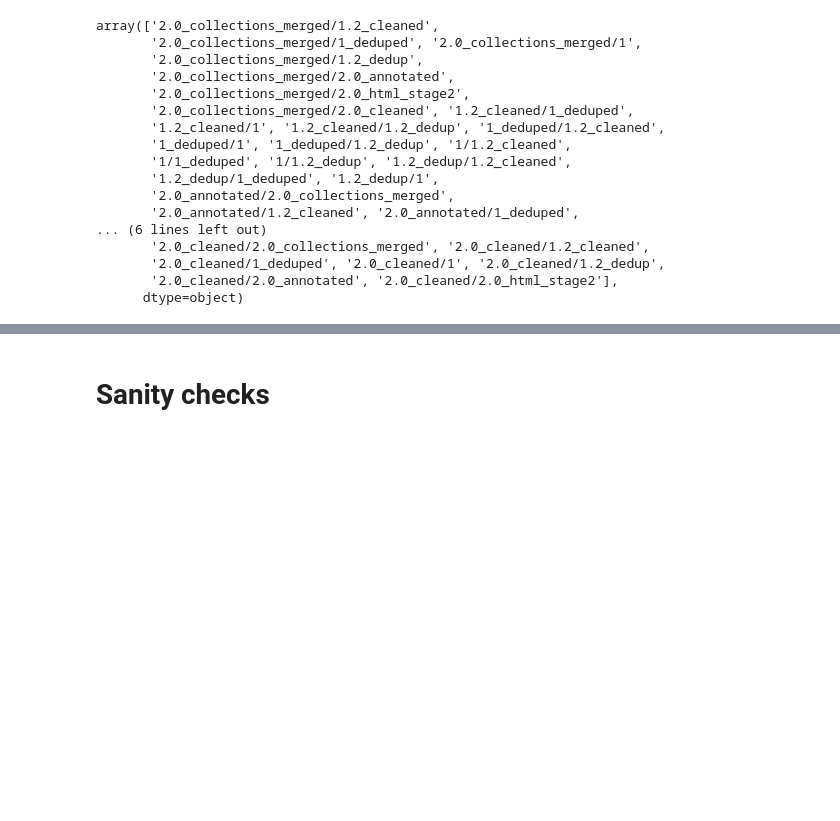
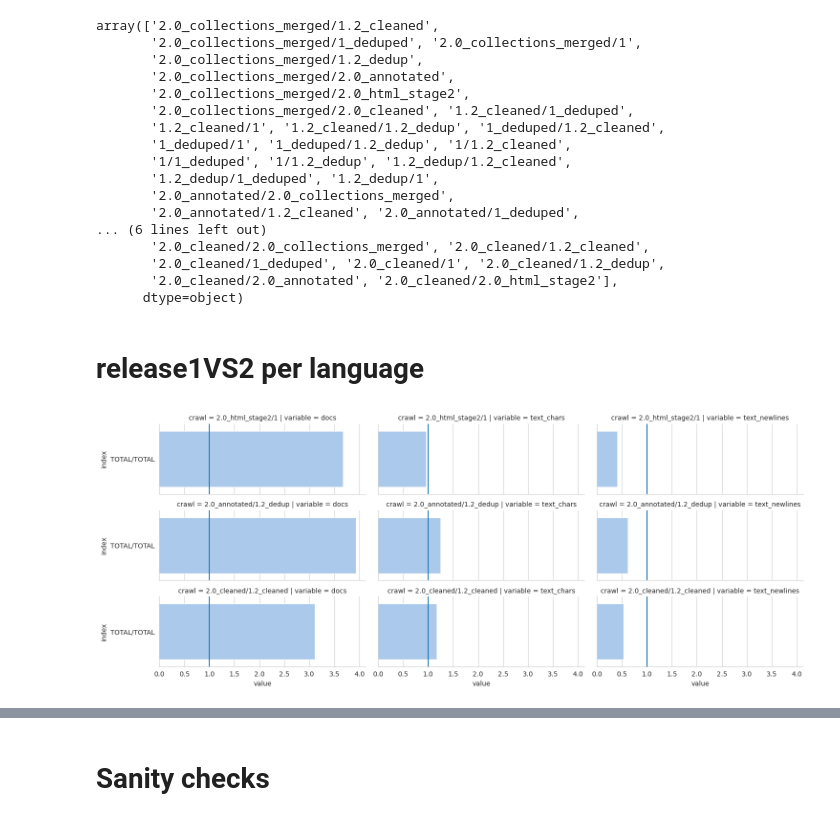
Before and after one commit to hplt-project/warc2text-runner, a Jupyter notebook: stats/lang-stats-release1VS2.ipynb, the cells around one changed output, grey strips where cells are left out. Drawn from its saved outputs; the diff is of its cells as text; code cells hidden in the pictures; blank space fills up the shorter version.

```diff
--- a/stats/lang-stats-release1VS2.ipynb
+++ b/stats/lang-stats-release1VS2.ipynb
@@ -283,3 +284,12 @@ array(['2.0_collections_merged/1.2_cleaned',
        '2.0_cleaned/1_deduped', '2.0_cleaned/1', '2.0_cleaned/1.2_dedup',
        '2.0_cleaned/2.0_annotated', '2.0_cleaned/2.0_html_stage2'],
       dtype=object)
+# %% [markdown]
+# release1VS2 per language
+# %%
+plots = '2.0_html_stage2/1 2.0_annotated/1.2_dedup 2.0_cleaned/1.2_cleaned'.split()
+plot_ratios(pdf[(pdf.lang=='TOTAL') &
+    pdf.crawl.isin(plots)], row_order=plots,
+            height=2, aspect=2.5, save_path='_release1vs2/ratios_1vs2_totals.pdf', log_base=0)
+# %% [output]
+[figure, added]
```
Also changed, not shown: parts of 21 cells of this notebook.
